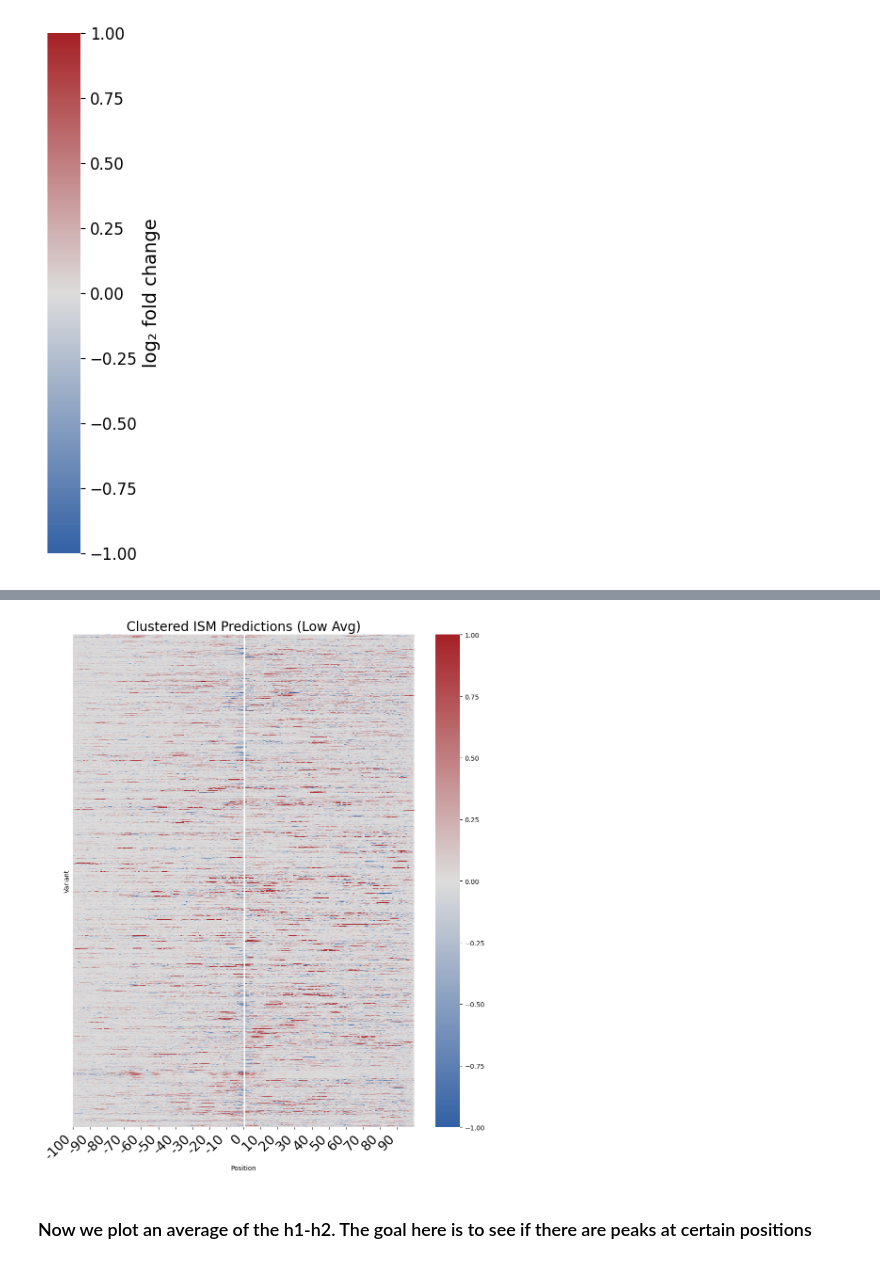
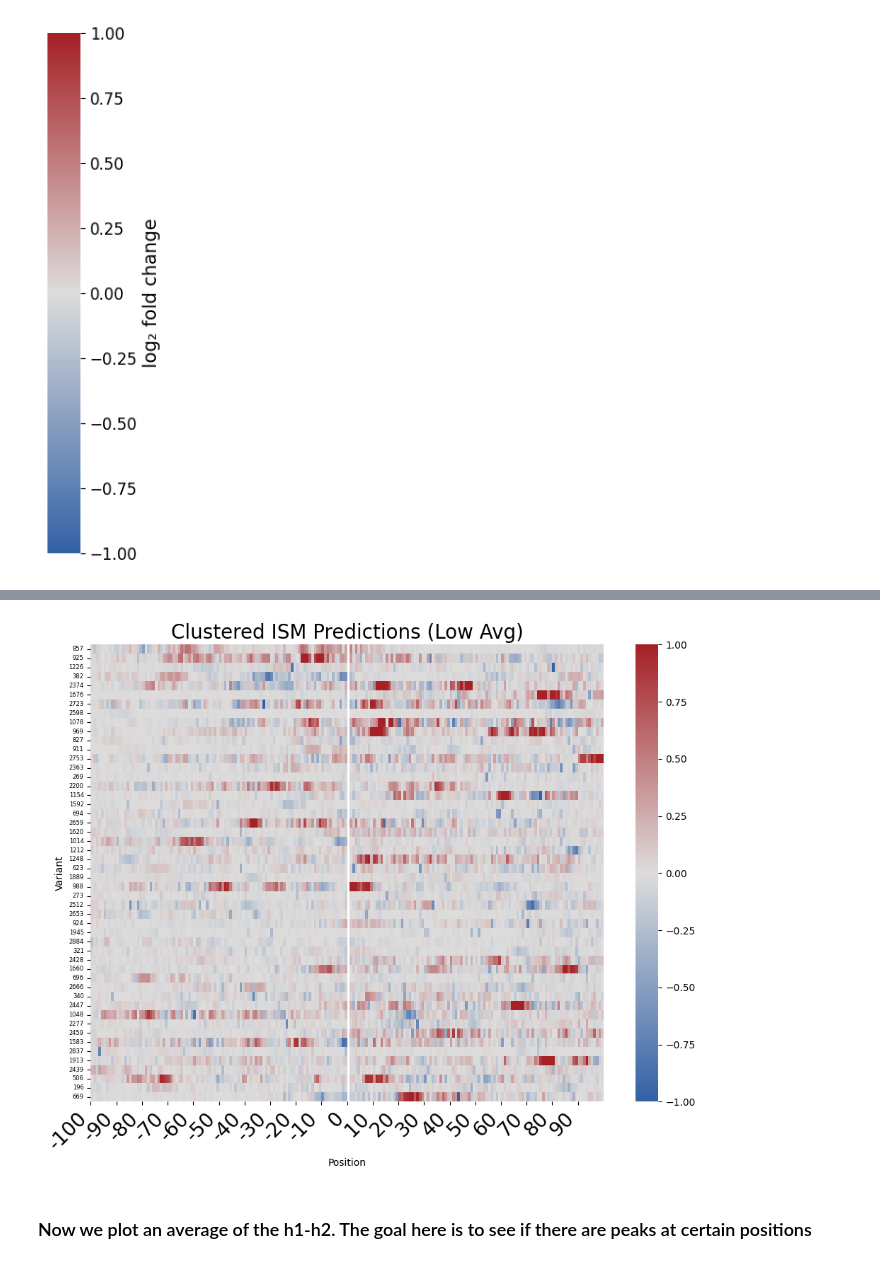
Before and after one commit to de-Boer-Lab/position-mpra, a Jupyter notebook: src/6-ism_variant_effects/predict_ism_for_all_OT_highvslow.ipynb, the cells around one changed output, grey strips where cells are left out. Cells and saved outputs as stored; diff of their text form; code cells hidden in the pictures.

```diff
--- a/src/6-ism_variant_effects/predict_ism_for_all_OT_highvslow.ipynb
+++ b/src/6-ism_variant_effects/predict_ism_for_all_OT_highvslow.ipynb
@@ -10,7 +10,7 @@ from Bio import SeqIO
 import matplotlib.pyplot as plt
 from matplotlib.colors import LinearSegmentedColormap
 
-delta_df = pd.read_csv("/scratch/st-cdeboer-1/sambina/position_mpra/outputs/6-ism_variant_effects/delta_ism_OT_1_rc.csv")
+delta_df = pd.read_csv("/scratch/st-cdeboer-1/sambina/position_mpra/outputs/6-ism_variant_effects/delta_ism_OT_all.csv")
 
 predictions = pd.read_csv(
     "/scratch/st-cdeboer-1/sambina/position_mpra/outputs/2-opentargets_model_variant_effect/gosai/k562_gosai_ref_alt_with_seq.csv.gz",
@@ -268,49 +427,50 @@ plt.show()
 # %%
-heatmap_array = low_array[row_order]
+# Reuse same sample and cluster order from diff_array
+heatmap_array = low_array[sample_idx][row_order]
 
-# --- Mask the 99th position (0-based = 100th) ---
+# --- Mask the 100th position ---
 mask = np.zeros_like(heatmap_array, dtype=bool)
 if heatmap_array.shape[1] > 99:
     mask[:, 100] = True
 
 # --- Shared color scale ---
 heatmap_array = np.clip(heatmap_array, -1, 1)
 vmin, vmax = -1, 1
 
 coolwarm = plt.cm.coolwarm
 mid_grey = coolwarm(0.5)
-white_pos = abs(vmin) / (vmax - vmin)  # normalize position of white center (usually 0)
+white_pos = abs(vmin) / (vmax - vmin)
 colors = [
-    (0, "#3361A5"),        # dark blue at min
-    (white_pos, mid_grey), # white at 0
-    (1.0, "#A52126")        # dark red at max
+    (0, "#3361A5"),
+    (white_pos, mid_grey),
+    (1.0, "#A52126")
 ]
 custom_cmap = LinearSegmentedColormap.from_list("blue_white_red", colors)
 
 # --- Plot ---
-plt.figure(figsize=(10, 12))
+plt.figure(figsize=(10, 8))
 sns.heatmap(
     heatmap_array,
     cmap=custom_cmap,
     center=0,
     vmin=vmin,
     vmax=vmax,
     xticklabels=10,
-    yticklabels="",
+    yticklabels=[row_labels_sample[i] for i in row_order],
     mask=mask,
     cbar=True
 )
 
 plt.title("Clustered ISM Predictions (Low Avg)", fontsize=20)
 plt.xlabel("Position")
 plt.ylabel("Variant")
 plt.xticks(tick_positions, tick_labels, rotation=45, ha="right", fontsize=20)
+plt.yticks(fontsize=6)
 plt.tight_layout()
-plt.savefig("/scratch/st-cdeboer-1/sambina/position_mpra/outputs/6-ism_variant_effects/delta_ism_low.png", dpi=1200)
-
+plt.savefig("/scratch/st-cdeboer-1/sambina/position_mpra/outputs/6-ism_variant_effects/delta_ism_low_50.png", dpi=1200)
 plt.show()
 # %% [output]
-[figure, old version]
+[figure, new version]
 # %% [markdown]
 ### Now we plot an average of the h1-h2. The goal here is to see if there are peaks at certain positions
 # %%
```
Also changed, not shown: parts of 6 cells of this notebook, 30 other files.
